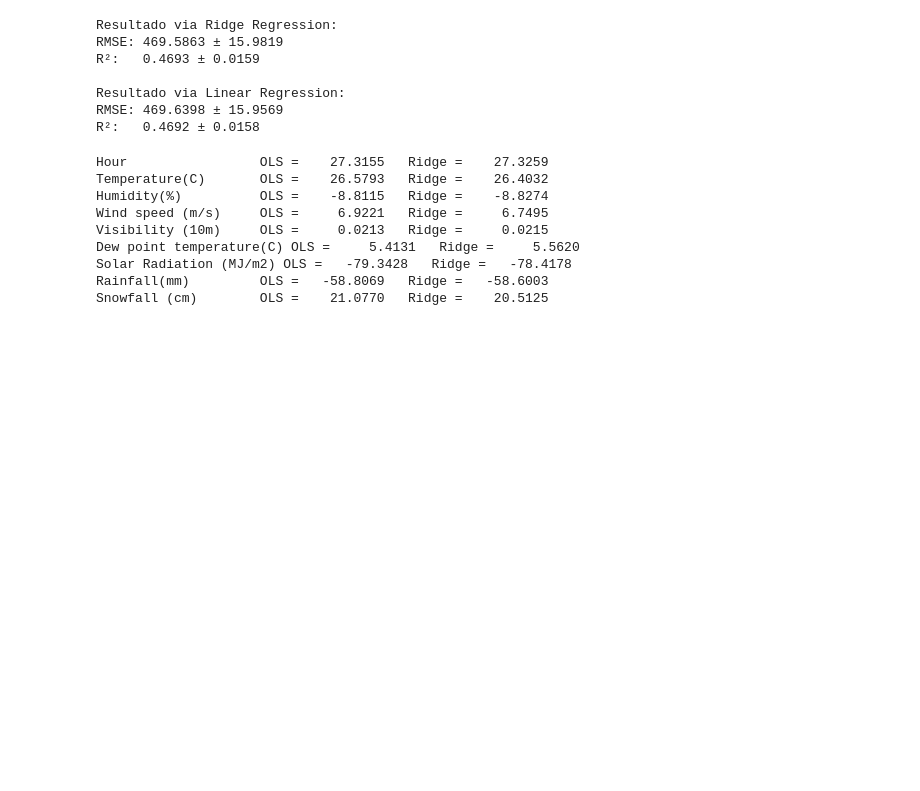
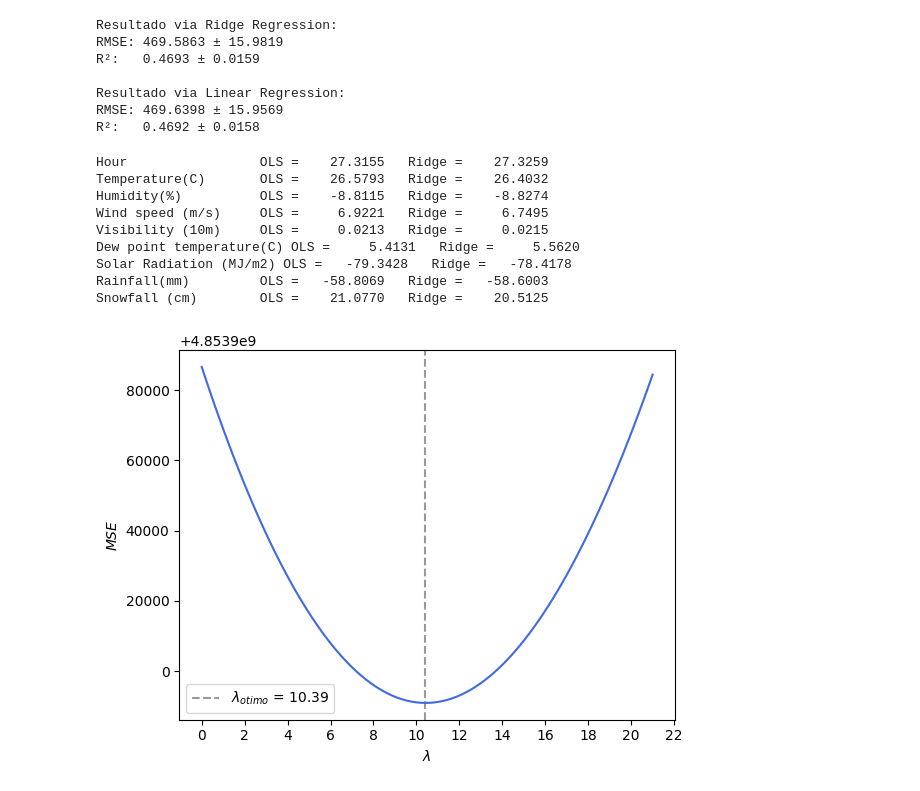
Before and after one commit to andrefsr/Estudos-em-Inteligencia-Artificial, a Jupyter notebook: 6 - Regularização (Ridge e Lasso)/ridge.ipynb, the cells around one changed output. Saved outputs shown, nothing was run; the diff lists cells and outputs as text; code cells hidden in the pictures; blank space fills up the shorter version.

```diff
--- a/6 - Regularização (Ridge e Lasso)/ridge.ipynb
+++ b/6 - Regularização (Ridge e Lasso)/ridge.ipynb
@@ -121,3 +121,40 @@ Dew point temperature(C) OLS =     5.4131   Ridge =     5.5620
 Solar Radiation (MJ/m2) OLS =   -79.3428   Ridge =   -78.4178
 Rainfall(mm)         OLS =   -58.8069   Ridge =   -58.6003
 Snowfall (cm)        OLS =    21.0770   Ridge =    20.5125
+# %%
+df = pd.read_csv('housing.csv')
+df = df.drop(columns=df.select_dtypes(include=object))
+df = df.dropna()
+
+X = df.drop(columns='median_house_value')
+Y = df['median_house_value']
+
+lamb = np.linspace(0,21,100)
+
+erros = []
+
+for i in range(len(lamb)):
+
+    model = Pipeline([
+        ('scaler',StandardScaler()),
+        ('ridge',Ridge(alpha=lamb[i]))
+    ])
+
+    cv = KFold(n_splits=10,shuffle=True,random_state=0)
+
+    mse = cross_validate(model,X,Y,cv=cv,scoring='neg_mean_squared_error')
+
+    erros.append(-mse['test_score'].mean())
+
+lamb_opm = lamb[np.argmin(erros)]
+
+plt.figure()
+plt.axvline(x=lamb_opm,ls='--',color='black',alpha=0.4, label = rf'$\lambda_{{otimo}}$ = {lamb_opm:.2f}')
+plt.plot(lamb,erros,color='royalblue')
+plt.ylabel(r'$MSE$')
+plt.xlabel(r'$\lambda$')
+plt.xticks(np.arange(0,23,2))
+plt.legend()
+plt.show()
+# %% [output]
+[figure, added]
```
Also changed, not shown: parts of 1 cell of this notebook, 1 other file.
